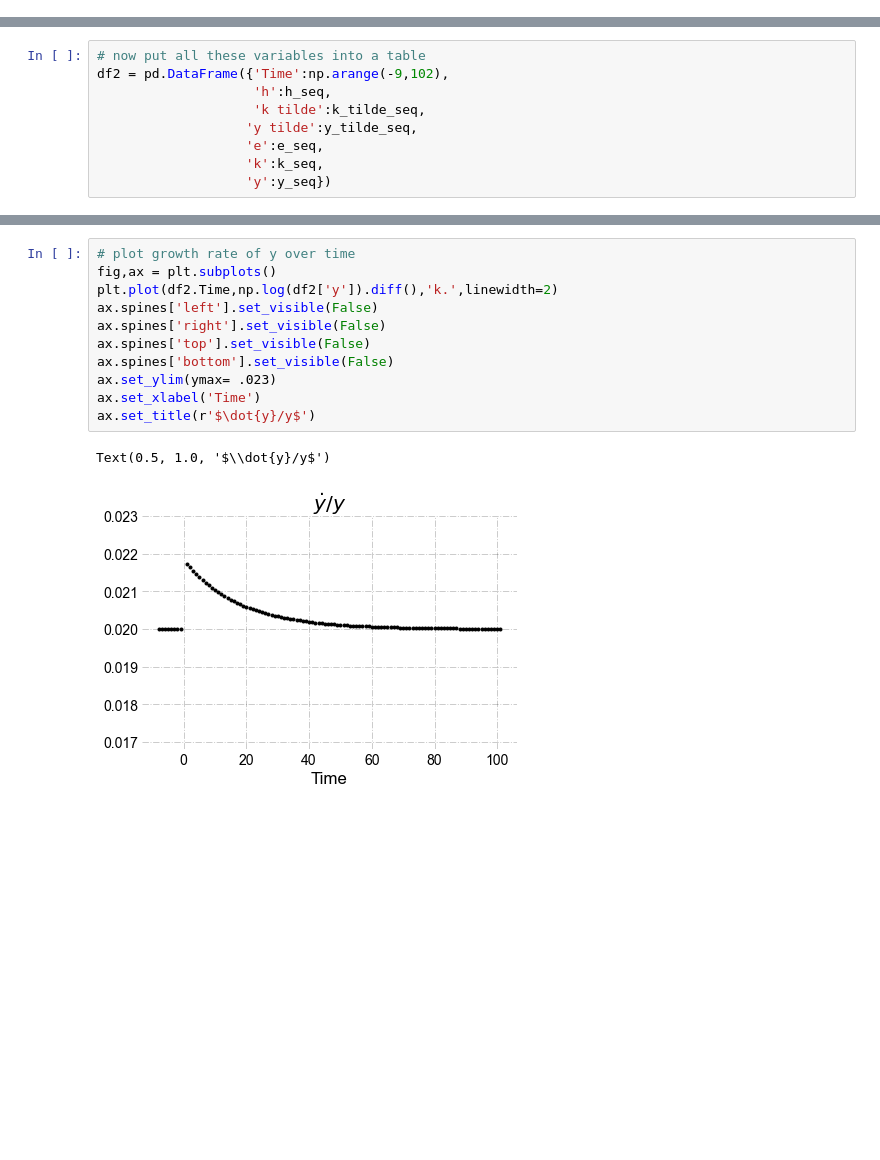
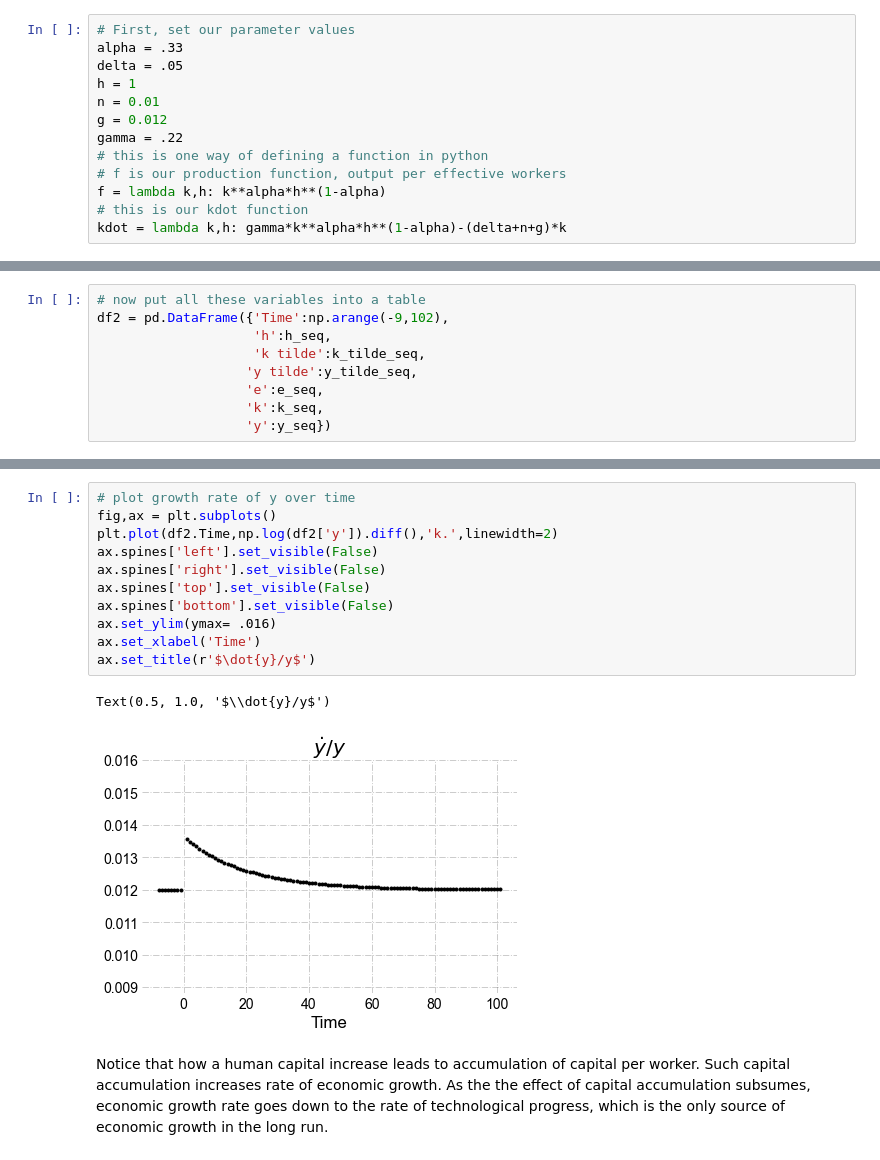
Before and after one commit to gunerilhan/economicgrowth, a Jupyter notebook: ps2/ps2.ipynb, the cells around one changed output, grey strips where cells are left out. Cells and saved outputs as stored; diff of their text form; blank space fills up the shorter version.

```diff
--- a/ps2/ps2.ipynb
+++ b/ps2/ps2.ipynb
@@ -332,3 +325,16 @@ kdot = lambda k,h: gamma*k**alpha*h**(1-alpha)-(delta+n+g)*k
+# %%
+# First, set our parameter values
+alpha = .33
+delta = .05
+h = 1
+n = 0.01
+g = 0.012
+gamma = .22
+# this is one way of defining a function in python
+# f is our production function, output per effective workers
+f = lambda k,h: k**alpha*h**(1-alpha)
+# this is our kdot function
+kdot = lambda k,h: gamma*k**alpha*h**(1-alpha)-(delta+n+g)*k
 # %% [markdown]
 At the steady state:
     $$\tilde{k}^\ast = \left(\frac{\gamma}{n+g+\delta}\right)^{1/(1-\alpha)}h $$
@@ -490,14 +497,16 @@ Text(0.5, 1.0, '$y$')
 # %%
 # plot growth rate of y over time
 fig,ax = plt.subplots()
 plt.plot(df2.Time,np.log(df2['y']).diff(),'k.',linewidth=2)
 ax.spines['left'].set_visible(False)
 ax.spines['right'].set_visible(False)
 ax.spines['top'].set_visible(False)
 ax.spines['bottom'].set_visible(False)
-ax.set_ylim(ymax= .023)
+ax.set_ylim(ymax= .016)
 ax.set_xlabel('Time')
 ax.set_title(r'$\dot{y}/y$')
 # %% [output]
 Text(0.5, 1.0, '$\\dot{y}/y$')
-[figure, old version]
+[figure, new version]
+# %% [markdown]
+Notice that how a human capital increase leads to accumulation of capital per worker. Such capital accumulation increases rate of economic growth. As the the effect of capital accumulation subsumes, economic growth rate goes down to the rate of technological progress, which is the only source of economic growth in the long run.
```
Also changed, not shown: parts of 69 cells of this notebook.
